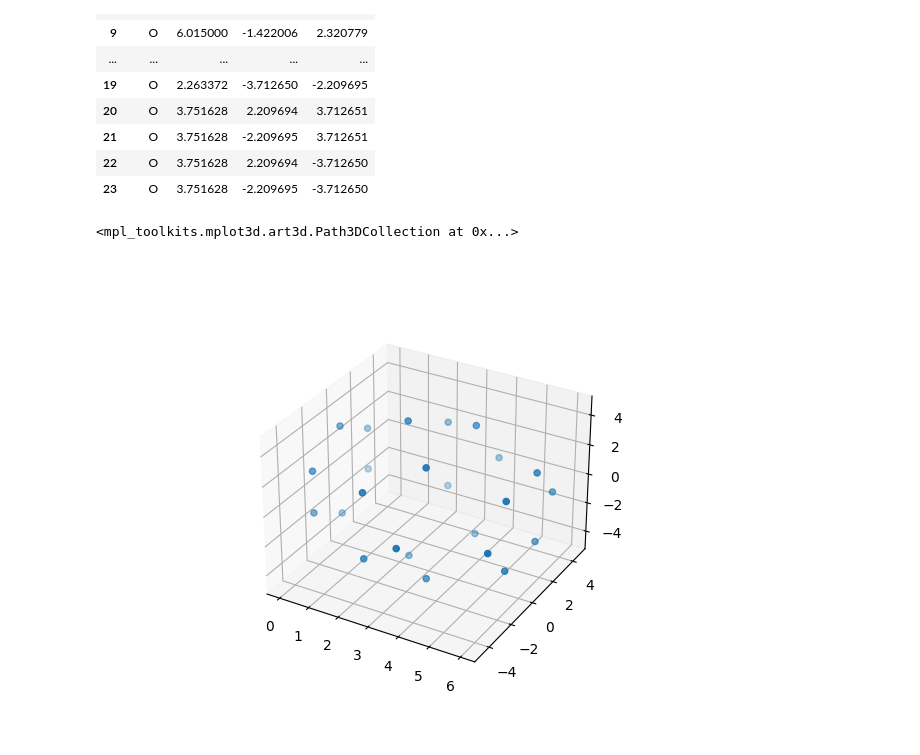
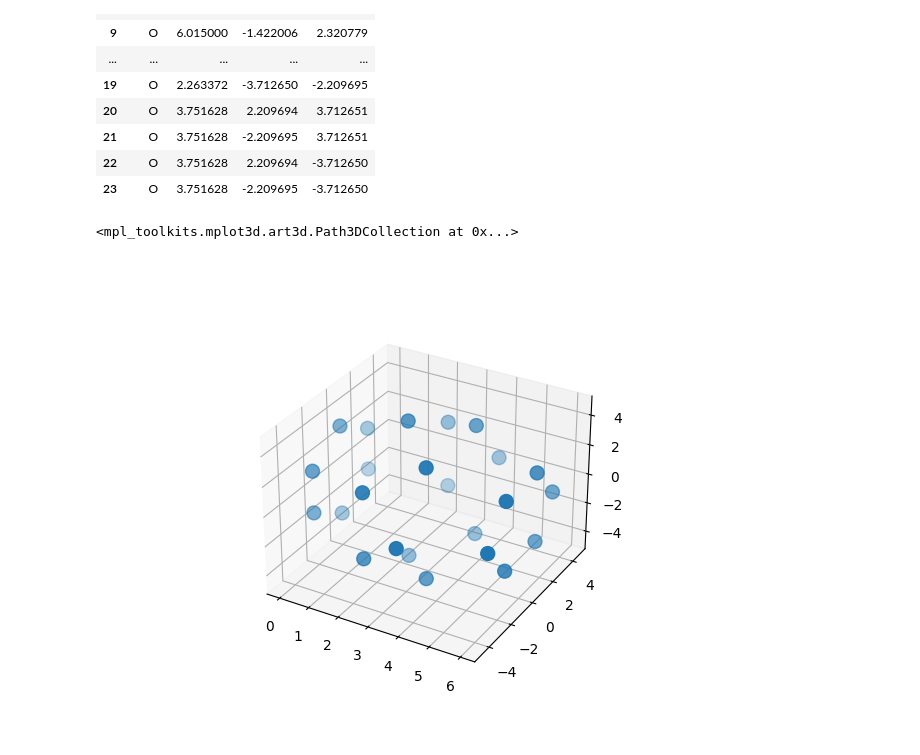
Before and after one commit to nicksmits1/chee494, a Jupyter notebook: importing_example.ipynb, the cells around one changed output. Drawn from its saved outputs; the diff is of its cells as text; code cells hidden in the pictures.

```diff
--- a/importing_example.ipynb
+++ b/importing_example.ipynb
@@ -34,8 +35,10 @@ df
 # %%
 fig = plt.figure()
 ax = fig.add_subplot(projection='3d')
 
-ax.scatter(df['x'], df['y'], df['z'])
+ax.scatter(df['x'], df['y'], df['z'],
+           marker='o',
+           s=100)
 # %% [output]
 <mpl_toolkits.mplot3d.art3d.Path3DCollection at 0x...>
-[figure, old version]
+[figure, new version]
```
Also changed, not shown: parts of 1 cell of this notebook.
